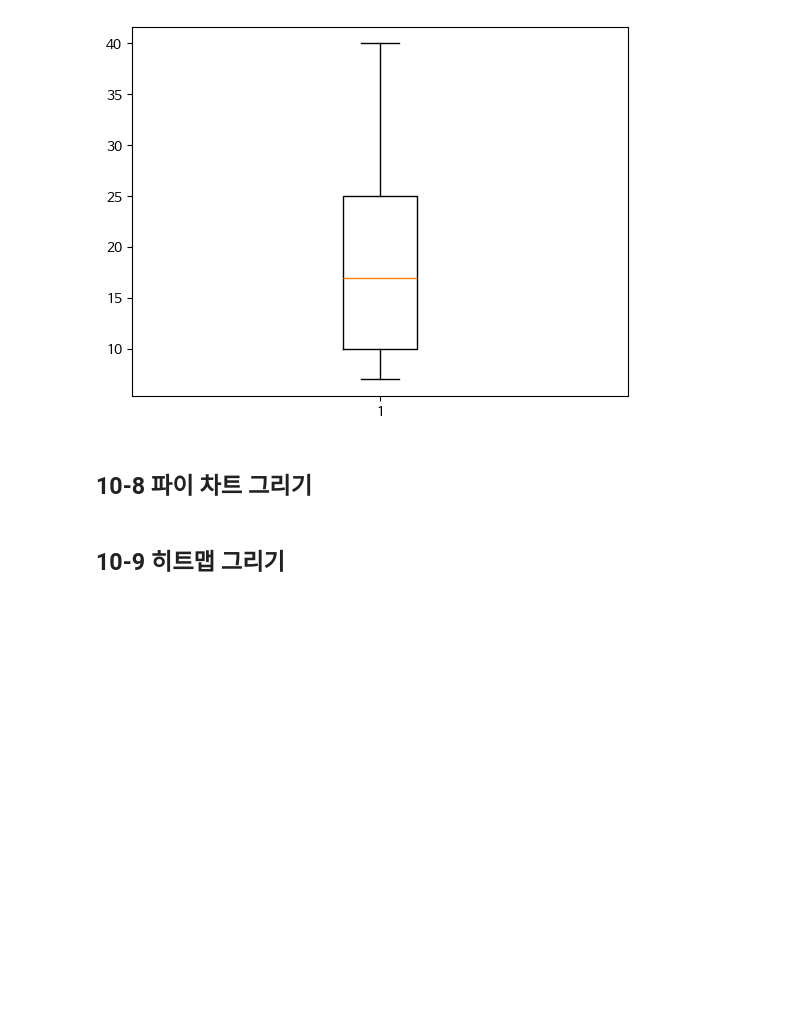
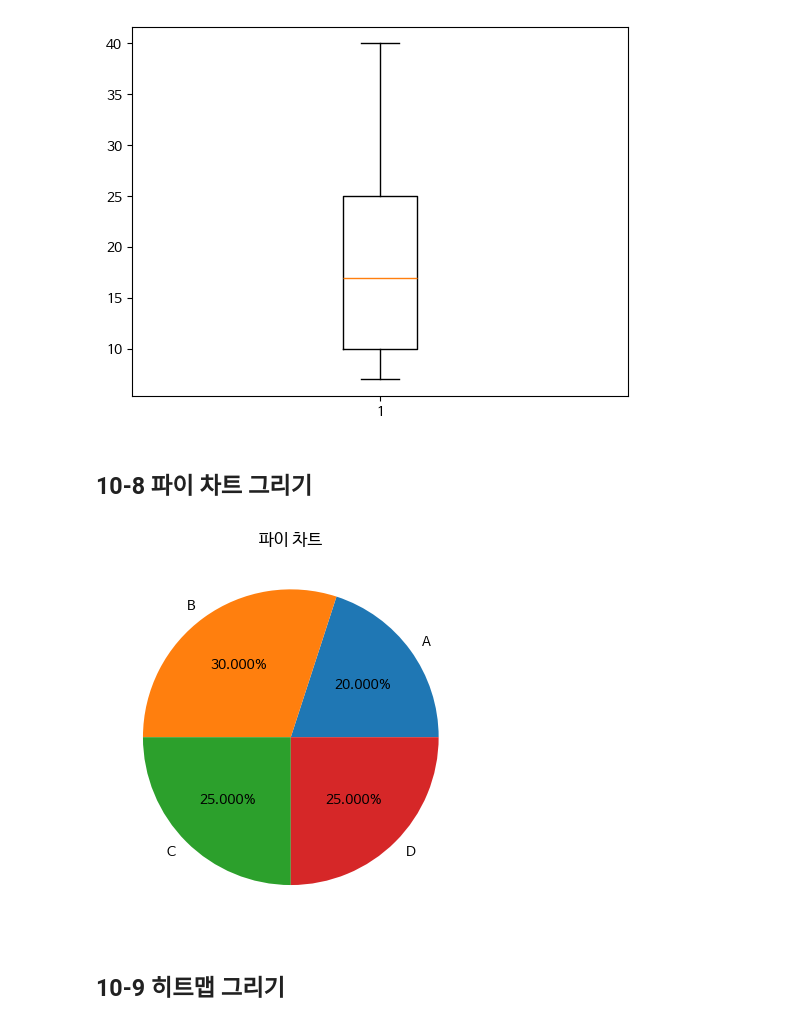
Before and after one commit to minklee26/Data-Analysis-with-Open-Source, a Jupyter notebook: 오픈소스_데이터_분석_10강_수정.ipynb, the cells around one changed output. Saved outputs shown, nothing was run; the diff lists cells and outputs as text; code cells hidden in the pictures; blank space fills up the shorter version.

```diff
--- a/오픈소스_데이터_분석_10강_수정.ipynb
+++ b/오픈소스_데이터_분석_10강_수정.ipynb
@@ -190,14 +187,16 @@ plt.show()
 # %%
 import matplotlib.pyplot as plt
 
 ## 데이터 정의
 labels =['A','B','C','D']
 sizes =[20,30,25,25]
 
 ## 파이 차트 그리기
-
+plt.pie(sizes, labels=labels, autopct = '%1.3f%%')
 plt.title("파이 차트")
 plt.show()
+# %% [output]
+[figure, added]
 # %% [markdown]
 ## 10-9 히트맵 그리기
 # %%
```
Also changed, not shown: parts of 22 cells of this notebook.
